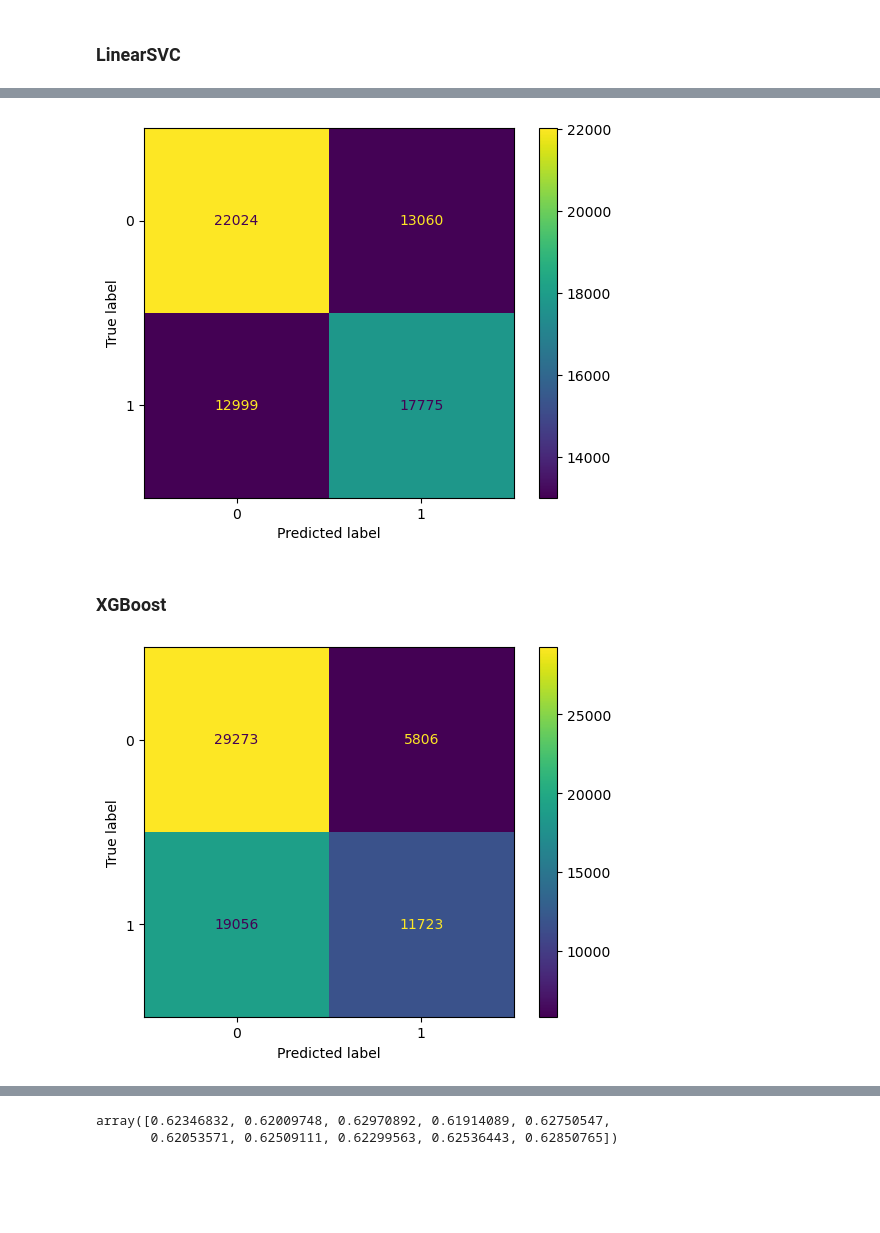
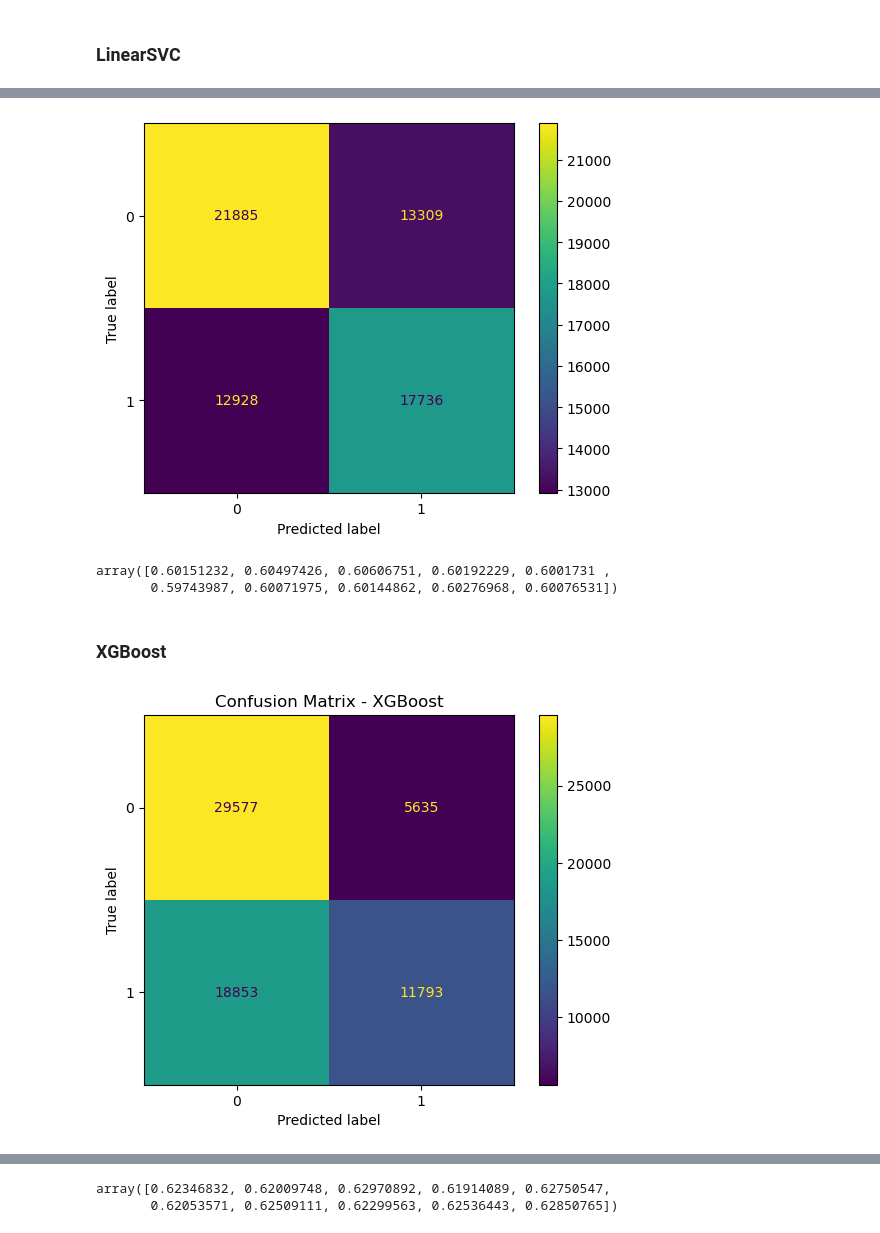
Before and after one commit to carlsonhu225-source/data7001_g02, a Jupyter notebook: Shot Success Model.ipynb, the cells around one changed output, grey strips where cells are left out. Cells and saved outputs as stored; diff of their text form; code cells hidden in the pictures; blank space fills up the shorter version.

Commit message:
Update visualisations & add referential checks

```diff
--- a/Shot Success Model.ipynb
+++ b/Shot Success Model.ipynb
@@ -246,25 +251,32 @@ y_pred_svc_pca = linear_svc_pca.predict(x_test_pca)
 cm_svc_pca = metrics.confusion_matrix(y_test_pca, y_pred_svc_pca)
 cm_fig_svc_pca = metrics.ConfusionMatrixDisplay(confusion_matrix=cm_svc_pca, display_labels=linear_svc_pca.classes_)
 cm_fig_svc_pca.plot(values_format='d')
+plt.title("Confusion Matrix - Linear SVC with PCA")
 plt.show()
 # %% [output]
-[figure, old version]
+[figure, new version]
 # %%
 # Optimise LinearSVC
 # %%
 # Cross Validate
+score_svc = cross_val_score(linear_svc, X, Y, cv=10)
+score_svc
+# %% [output]
+array([0.60151232, 0.60497426, 0.60606751, 0.60192229, 0.6001731 ,
+       0.59743987, 0.60071975, 0.60144862, 0.60276968, 0.60076531])
 # %% [markdown]
 ### XGBoost
 # %%
-clf_xgb = XGBClassifier(n_estimators=50, learning_rate=0.1, max_depth=5).fit(x_train, y_train)
+clf_xgb = XGBClassifier(n_estimators=100, learning_rate=0.1, max_depth=3).fit(x_train, y_train)
 y_pred_xgb = clf_xgb.predict(x_test)
 
 # Calculate & display confusion matrix
 cm_xgb = metrics.confusion_matrix(y_test, y_pred_xgb)
 cm_fig_xgb = metrics.ConfusionMatrixDisplay(confusion_matrix=cm_xgb, display_labels=clf_xgb.classes_)
 cm_fig_xgb.plot(values_format='d')
+plt.title("Confusion Matrix - XGBoost")
 plt.show()
 # %% [output]
-[figure, old version]
+[figure, new version]
 # %%
 # XGBoost classifier using pca
```
Also changed, not shown: parts of 17 cells of this notebook, 2 other files.
